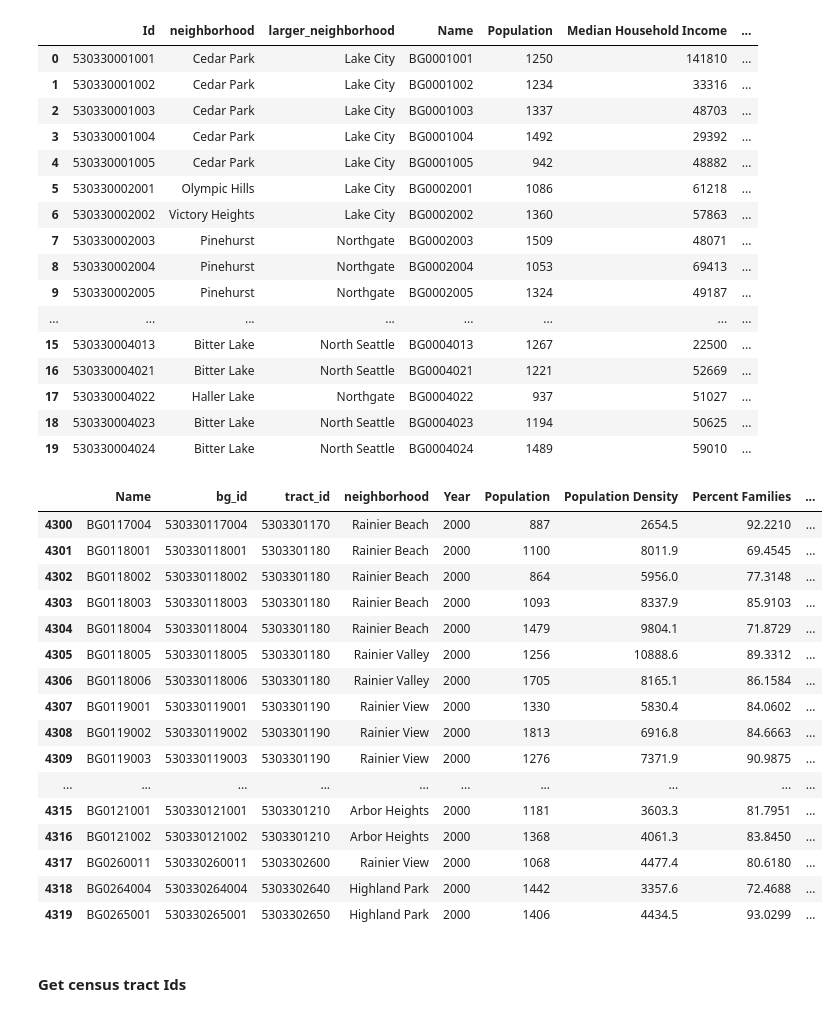
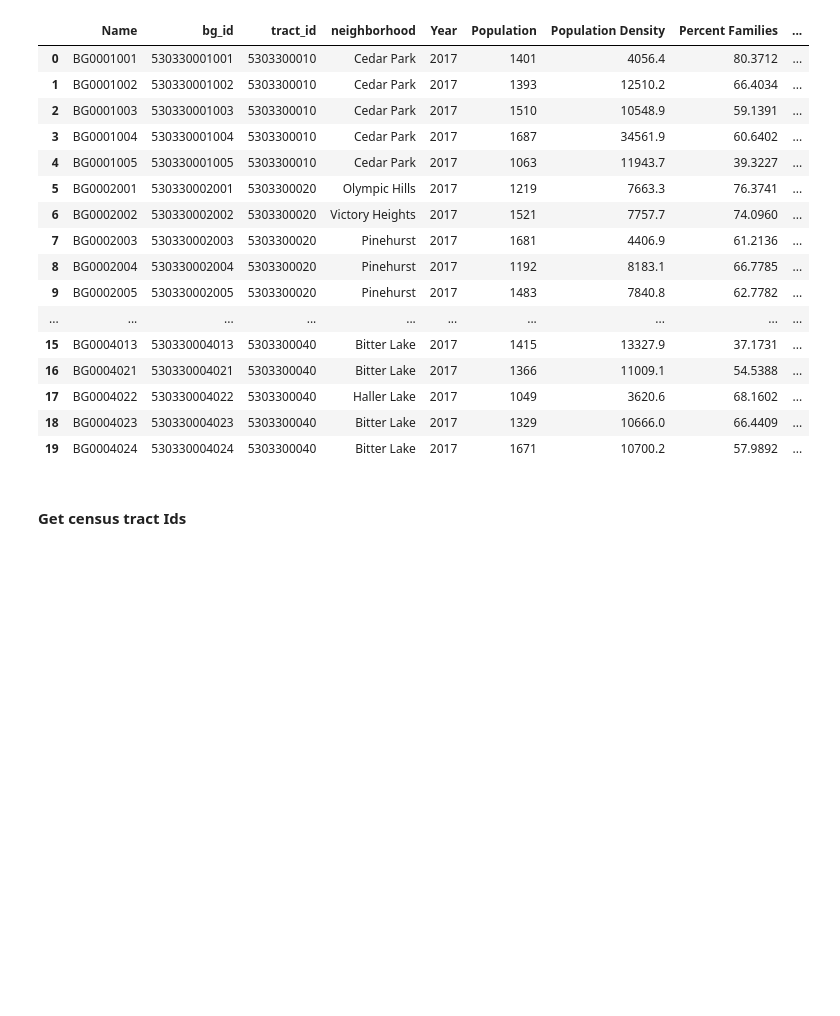
Before and after one commit to dipsuw/Capstone590, a Jupyter notebook: Code/Label_SimplyAnalyticsData.ipynb, the cells around one changed output. Cells and saved outputs as stored; diff of their text form; code cells hidden in the pictures; blank space fills up the shorter version.

Commit message:
changes per new data source file

```diff
--- a/Code/Label_SimplyAnalyticsData.ipynb
+++ b/Code/Label_SimplyAnalyticsData.ipynb
@@ -9,46 +9,29 @@ InteractiveShell.ast_node_interactivity = "all"
 pd.set_option('display.max_column', 100)
 pd.set_option('display.max_row', 200)
 # %%
-data = pd.read_csv('../SimplyAnalytics Data/Data_by_year_cleaned.csv', header=0)
-bg_data = pd.read_csv('../Data/blockgroups/blockgroup_data.csv', header=0)
+#data = pd.read_csv('../Data/Data_by_year_cleaned.csv', header=0)
+data = pd.read_csv('../Data/blockgroups/blockgroup_data.csv', header=0)
 # %%
 data.head(20)
-bg_data.tail(20)
+#bg_data.tail(20)
 # %% [output]
-|  | Id | neighborhood | larger_neighborhood | Name | Population | Median Household Income | ... |
-| 0 | 530330001001 | Cedar Park | Lake City | BG0001001 | 1250 | 141810 | ... |
-| 1 | 530330001002 | Cedar Park | Lake City | BG0001002 | 1234 | 33316 | ... |
-| 2 | 530330001003 | Cedar Park | Lake City | BG0001003 | 1337 | 48703 | ... |
-| 3 | 530330001004 | Cedar Park | Lake City | BG0001004 | 1492 | 29392 | ... |
-| 4 | 530330001005 | Cedar Park | Lake City | BG0001005 | 942 | 48882 | ... |
-| 5 | 530330002001 | Olympic Hills | Lake City | BG0002001 | 1086 | 61218 | ... |
-| 6 | 530330002002 | Victory Heights | Lake City | BG0002002 | 1360 | 57863 | ... |
-| 7 | 530330002003 | Pinehurst | Northgate | BG0002003 | 1509 | 48071 | ... |
-| 8 | 530330002004 | Pinehurst | Northgate | BG0002004 | 1053 | 69413 | ... |
-| 9 | 530330002005 | Pinehurst | Northgate | BG0002005 | 1324 | 49187 | ... |
-| ... | ... | ... | ... | ... | ... | ... | ... |
-| 15 | 530330004013 | Bitter Lake | North Seattle | BG0004013 | 1267 | 22500 | ... |
-| 16 | 530330004021 | Bitter Lake | North Seattle | BG0004021 | 1221 | 52669 | ... |
-| 17 | 530330004022 | Haller Lake | Northgate | BG0004022 | 937 | 51027 | ... |
-| 18 | 530330004023 | Bitter Lake | North Seattle | BG0004023 | 1194 | 50625 | ... |
-| 19 | 530330004024 | Bitter Lake | North Seattle | BG0004024 | 1489 | 59010 | ... |
+|  | Name | bg_id | tract_id | neighborhood | Year | Population | Population Density | Percent Families | ... |
+| 0 | BG0001001 | 530330001001 | 5303300010 | Cedar Park | 2017 | 1401 | 4056.4 | 80.3712 | ... |
+| 1 | BG0001002 | 530330001002 | 5303300010 | Cedar Park | 2017 | 1393 | 12510.2 | 66.4034 | ... |
+| 2 | BG0001003 | 530330001003 | 5303300010 | Cedar Park | 2017 | 1510 | 10548.9 | 59.1391 | ... |
+| 3 | BG0001004 | 530330001004 | 5303300010 | Cedar Park | 2017 | 1687 | 34561.9 | 60.6402 | ... |
+| 4 | BG0001005 | 530330001005 | 5303300010 | Cedar Park | 2017 | 1063 | 11943.7 | 39.3227 | ... |
+| 5 | BG0002001 | 530330002001 | 5303300020 | Olympic Hills | 2017 | 1219 | 7663.3 | 76.3741 | ... |
+| 6 | BG0002002 | 530330002002 | 5303300020 | Victory Heights | 2017 | 1521 | 7757.7 | 74.0960 | ... |
+| 7 | BG0002003 | 530330002003 | 5303300020 | Pinehurst | 2017 | 1681 | 4406.9 | 61.2136 | ... |
+| 8 | BG0002004 | 530330002004 | 5303300020 | Pinehurst | 2017 | 1192 | 8183.1 | 66.7785 | ... |
+| 9 | BG0002005 | 530330002005 | 5303300020 | Pinehurst | 2017 | 1483 | 7840.8 | 62.7782 | ... |
+| ... | ... | ... | ... | ... | ... | ... | ... | ... | ... |
+| 15 | BG0004013 | 530330004013 | 5303300040 | Bitter Lake | 2017 | 1415 | 13327.9 | 37.1731 | ... |
+| 16 | BG0004021 | 530330004021 | 5303300040 | Bitter Lake | 2017 | 1366 | 11009.1 | 54.5388 | ... |
+| 17 | BG0004022 | 530330004022 | 5303300040 | Haller Lake | 2017 | 1049 | 3620.6 | 68.1602 | ... |
+| 18 | BG0004023 | 530330004023 | 5303300040 | Bitter Lake | 2017 | 1329 | 10666.0 | 66.4409 | ... |
+| 19 | BG0004024 | 530330004024 | 5303300040 | Bitter Lake | 2017 | 1671 | 10700.2 | 57.9892 | ... |
-|  | Name | bg_id | tract_id | neighborhood | Year | Population | Population Density | Percent Families | ... |
-| 4300 | BG0117004 | 530330117004 | 5303301170 | Rainier Beach | 2000 | 887 | 2654.5 | 92.2210 | ... |
-| 4301 | BG0118001 | 530330118001 | 5303301180 | Rainier Beach | 2000 | 1100 | 8011.9 | 69.4545 | ... |
-| 4302 | BG0118002 | 530330118002 | 5303301180 | Rainier Beach | 2000 | 864 | 5956.0 | 77.3148 | ... |
-| 4303 | BG0118003 | 530330118003 | 5303301180 | Rainier Beach | 2000 | 1093 | 8337.9 | 85.9103 | ... |
-| 4304 | BG0118004 | 530330118004 | 5303301180 | Rainier Beach | 2000 | 1479 | 9804.1 | 71.8729 | ... |
-| 4305 | BG0118005 | 530330118005 | 5303301180 | Rainier Valley | 2000 | 1256 | 10888.6 | 89.3312 | ... |
-| 4306 | BG0118006 | 530330118006 | 5303301180 | Rainier Valley | 2000 | 1705 | 8165.1 | 86.1584 | ... |
-| 4307 | BG0119001 | 530330119001 | 5303301190 | Rainier View | 2000 | 1330 | 5830.4 | 84.0602 | ... |
-| 4308 | BG0119002 | 530330119002 | 5303301190 | Rainier View | 2000 | 1813 | 6916.8 | 84.6663 | ... |
-| 4309 | BG0119003 | 530330119003 | 5303301190 | Rainier View | 2000 | 1276 | 7371.9 | 90.9875 | ... |
-| ... | ... | ... | ... | ... | ... | ... | ... | ... | ... |
-| 4315 | BG0121001 | 530330121001 | 5303301210 | Arbor Heights | 2000 | 1181 | 3603.3 | 81.7951 | ... |
-| 4316 | BG0121002 | 530330121002 | 5303301210 | Arbor Heights | 2000 | 1368 | 4061.3 | 83.8450 | ... |
-| 4317 | BG0260011 | 530330260011 | 5303302600 | Rainier View | 2000 | 1068 | 4477.4 | 80.6180 | ... |
-| 4318 | BG0264004 | 530330264004 | 5303302640 | Highland Park | 2000 | 1442 | 3357.6 | 72.4688 | ... |
-| 4319 | BG0265001 | 530330265001 | 5303302650 | Highland Park | 2000 | 1406 | 4434.5 | 93.0299 | ... |
 # %% [markdown]
 #### Get census tract Ids
 # %%
```
Also changed, not shown: parts of 28 cells of this notebook.
